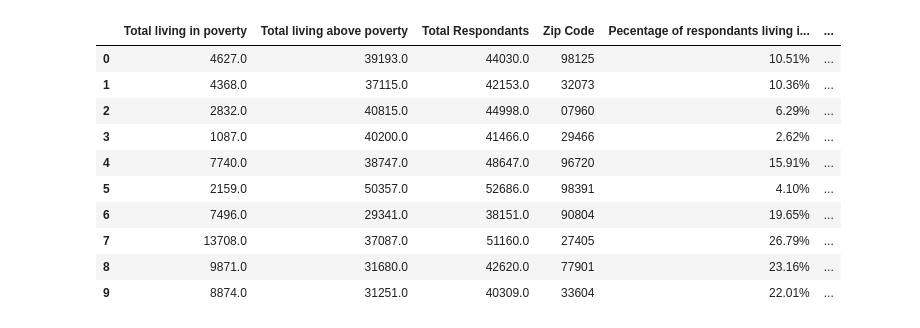
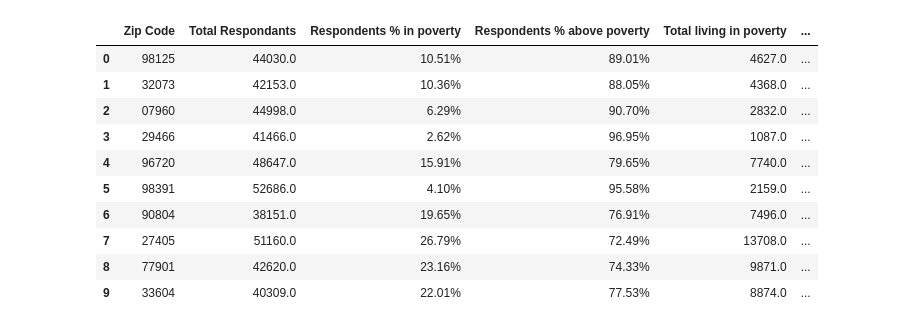
Before and after one commit to OP78142/proj-1-g4, a Jupyter notebook: ProjectWork.ipynb, the cells around one changed output. Cells and saved outputs as stored; diff of their text form; code cells hidden in the pictures.

```diff
--- a/ProjectWork.ipynb
+++ b/ProjectWork.ipynb
@@ -76,33 +83,40 @@ census_pd_Highest
 # %%
 census_data_Random = c.acs5.get(("B17020_002E","B17020_010E","B01003_001E"), {"for": "zip code tabulation area:98125,98391,27405,32073,33604,90804,96720,29466,07960,77901"})
 census_pd_Random = pd.DataFrame(census_data_Random)
 #census_pd_Random['respondantTotal'] = census_pd_Random.sum(axis=1, numeric_only= True)
 census_pd_Random = census_pd_Random.rename(columns={"zip code tabulation area":"Zip Code",
                                                         "B17020_002E":"Total living in poverty",
                                                         "B17020_010E":"Total living above poverty",
                                                         "B01003_001E":"Total Respondants"
                                                        })
-census_pd_Random['Pecentage of respondants living in poverty'] = (census_pd_Random["Total living in poverty"]
+census_pd_Random['Respondents % in poverty'] = (census_pd_Random["Total living in poverty"]
                                                                    / census_pd_Random["Total Respondants"])
-census_pd_Random['Pecentage of respondants living above poverty'] = (census_pd_Random["Total living above poverty"]
+census_pd_Random['Respondents % above poverty'] = (census_pd_Random["Total living above poverty"]
                                                                    / census_pd_Random["Total Respondants"])
 
-census_pd_Random.loc[:, 'Pecentage of respondants living in poverty'] = census_pd_Random['Pecentage of respondants living in poverty'].map('{:.2%}'.format)
-census_pd_Random.loc[:, 'Pecentage of respondants living above poverty'] = census_pd_Random['Pecentage of respondants living above poverty'].map('{:.2%}'.format)
+census_pd_Random.loc[:, 'Respondents % in poverty'] = census_pd_Random['Respondents % in poverty'].map('{:.2%}'.format)
+census_pd_Random.loc[:, 'Respondents % above poverty'] = census_pd_Random['Respondents % above poverty'].map('{:.2%}'.format)
 
+census_pd_Random = census_pd_Random[[
+"Zip Code","Total Respondants",
+'Respondents % in poverty',
+'Respondents % above poverty',
+"Total living in poverty",
+"Total living above poverty"
+]]
 census_pd_Random
 # %% [output]
-|  | Total living in poverty | Total living above poverty | Total Respondants | Zip Code | Pecentage of respondants living i... | ... |
-| 0 | 4627.0 | 39193.0 | 44030.0 | 98125 | 10.51% | ... |
-| 1 | 4368.0 | 37115.0 | 42153.0 | 32073 | 10.36% | ... |
-| 2 | 2832.0 | 40815.0 | 44998.0 | 07960 | 6.29% | ... |
-| 3 | 1087.0 | 40200.0 | 41466.0 | 29466 | 2.62% | ... |
-| 4 | 7740.0 | 38747.0 | 48647.0 | 96720 | 15.91% | ... |
-| 5 | 2159.0 | 50357.0 | 52686.0 | 98391 | 4.10% | ... |
-| 6 | 7496.0 | 29341.0 | 38151.0 | 90804 | 19.65% | ... |
-| 7 | 13708.0 | 37087.0 | 51160.0 | 27405 | 26.79% | ... |
-| 8 | 9871.0 | 31680.0 | 42620.0 | 77901 | 23.16% | ... |
-| 9 | 8874.0 | 31251.0 | 40309.0 | 33604 | 22.01% | ... |
+|  | Zip Code | Total Respondants | Respondents % in poverty | Respondents % above poverty | Total living in poverty | ... |
+| 0 | 98125 | 44030.0 | 10.51% | 89.01% | 4627.0 | ... |
+| 1 | 32073 | 42153.0 | 10.36% | 88.05% | 4368.0 | ... |
+| 2 | 07960 | 44998.0 | 6.29% | 90.70% | 2832.0 | ... |
+| 3 | 29466 | 41466.0 | 2.62% | 96.95% | 1087.0 | ... |
+| 4 | 96720 | 48647.0 | 15.91% | 79.65% | 7740.0 | ... |
+| 5 | 98391 | 52686.0 | 4.10% | 95.58% | 2159.0 | ... |
+| 6 | 90804 | 38151.0 | 19.65% | 76.91% | 7496.0 | ... |
+| 7 | 27405 | 51160.0 | 26.79% | 72.49% | 13708.0 | ... |
+| 8 | 77901 | 42620.0 | 23.16% | 74.33% | 9871.0 | ... |
+| 9 | 33604 | 40309.0 | 22.01% | 77.53% | 8874.0 | ... |
 # %%
 census_data_povGender_Highest = c.acs5.get(("B17003_004E","B17003_005E","B17003_006E","B17003_007E","B17003_009E","B17003_010E",
 						  "B17003_011E","B17003_012E","B17003_015E","B17003_016E","B17003_017E","B17003_018E","B17003_020E",
```
Also changed, not shown: parts of 6 cells of this notebook.
